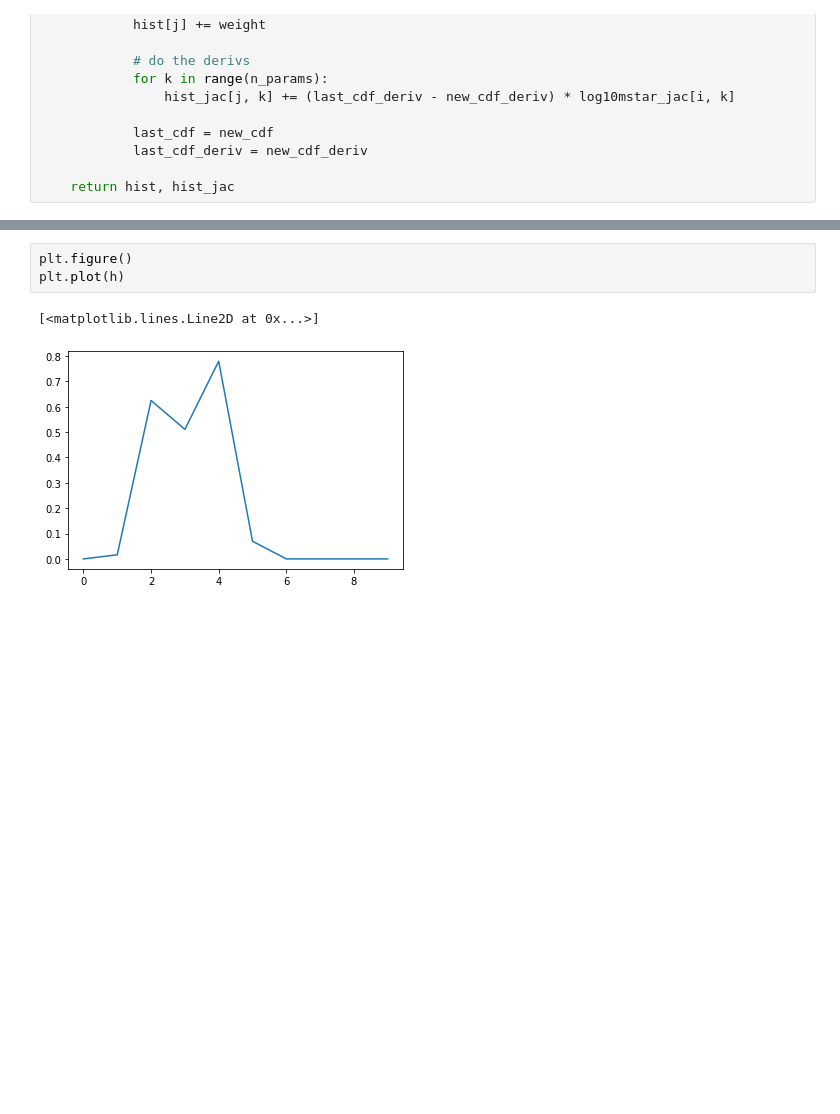
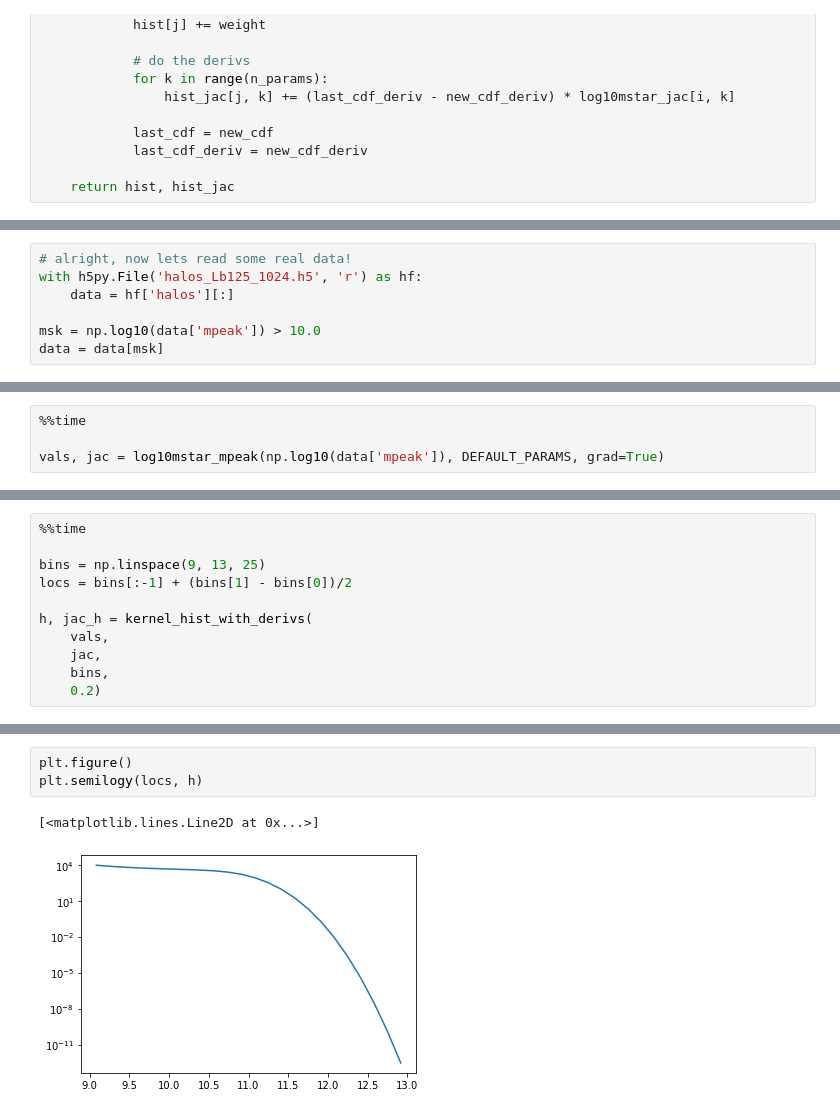
Before and after one commit to ArgonneCPAC/bnlhack19, a Jupyter notebook: notebooks/kernel_hist_end_to_end.ipynb, the cells around one changed output, grey strips where cells are left out. Cells and saved outputs as stored; diff of their text form; blank space fills up the shorter version.

```diff
--- a/notebooks/kernel_hist_end_to_end.ipynb
+++ b/notebooks/kernel_hist_end_to_end.ipynb
@@ -137,0 +151,7 @@ h, jac_h = kernel_hist_with_derivs(
+# %%
+# alright, now lets read some real data!
+with h5py.File('halos_Lb125_1024.h5', 'r') as hf:
+    data = hf['halos'][:]
+
+msk = np.log10(data['mpeak']) > 10.0
+data = data[msk]
@@ -137,0 +177,4 @@ h, jac_h = kernel_hist_with_derivs(
+# %%
+%%time
+
+vals, jac = log10mstar_mpeak(np.log10(data['mpeak']), DEFAULT_PARAMS, grad=True)
@@ -137,0 +184,11 @@ h, jac_h = kernel_hist_with_derivs(
+# %%
+%%time
+
+bins = np.linspace(9, 13, 25)
+locs = bins[:-1] + (bins[1] - bins[0])/2
+
+h, jac_h = kernel_hist_with_derivs(
+    vals,
+    jac,
+    bins,
+    0.2)
@@ -138,8 +198,8 @@ h, jac_h = kernel_hist_with_derivs(
 # %%
 plt.figure()
-plt.plot(h)
+plt.semilogy(locs, h)
 # %% [output]
 [<matplotlib.lines.Line2D at 0x...>]
-[figure, old version]
+[figure, new version]
 # %%
 plt.figure()
```
Also changed, not shown: parts of 21 cells of this notebook.
